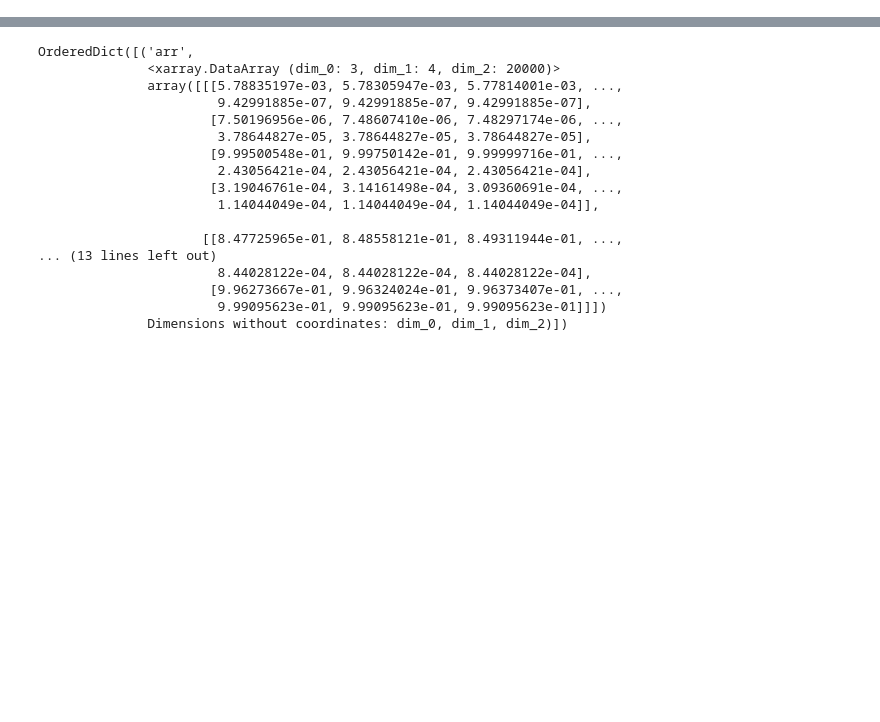
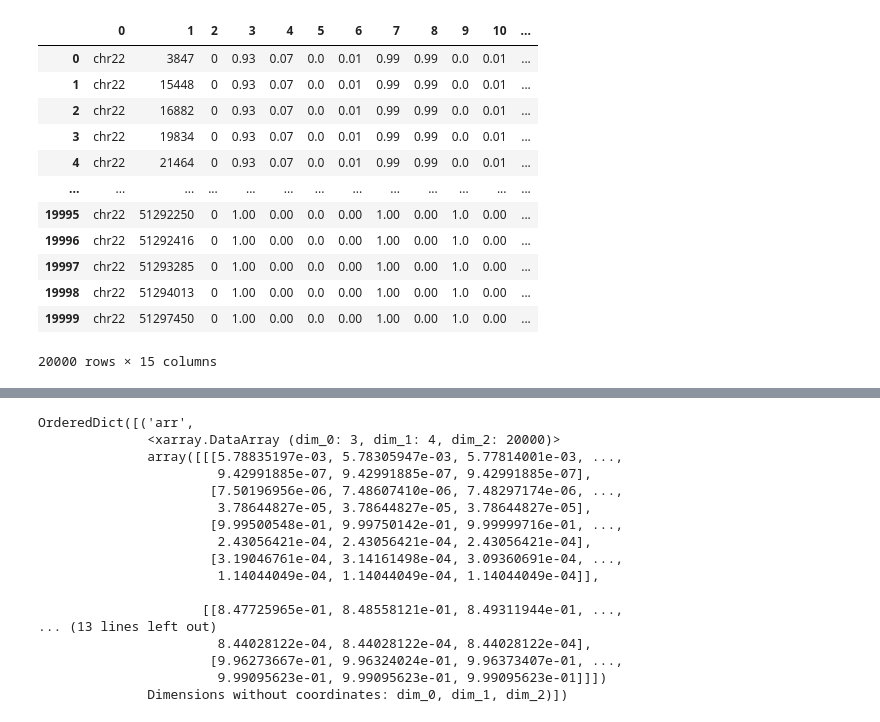
Before and after one commit to rwaples/lai-sim, a Jupyter notebook: workflow/notebooks/scratch.ipynb, the cells around one changed output, grey strips where cells are left out. Saved outputs shown, nothing was run; the diff lists cells and outputs as text; code cells hidden in the pictures; blank space fills up the shorter version.

```diff
--- a/workflow/notebooks/scratch.ipynb
+++ b/workflow/notebooks/scratch.ipynb
@@ -12,0 +72,5 @@ path2 = '/home/kele/Documents/lai/lai-sim/results/MOSAIC/AmericanAdmixture_4B11/
+# %%
+bmixpath = '/home/kele/Documents/lai/lai-sim/results/AmericanAdmixture_4B11/AA_42/short_run/bmix/bmix.anc.vcf.gz'
+!gunzip {bmixpath}
+!bgzip {bmixpath.strip('.gz')}
+!{BCFTOOLS} index {bmixpath}
@@ -12,0 +116,16 @@ path2 = '/home/kele/Documents/lai/lai-sim/results/MOSAIC/AmericanAdmixture_4B11/
+# %%
+pd.read_csv(bmixpath.replace('.vcf.gz', '.csv'), header = None)
+# %% [output]
+|  | 0 | 1 | 2 | 3 | 4 | 5 | 6 | 7 | 8 | 9 | 10 | ... |
+| 0 | chr22 | 3847 | 0 | 0.93 | 0.07 | 0.0 | 0.01 | 0.99 | 0.99 | 0.0 | 0.01 | ... |
+| 1 | chr22 | 15448 | 0 | 0.93 | 0.07 | 0.0 | 0.01 | 0.99 | 0.99 | 0.0 | 0.01 | ... |
+| 2 | chr22 | 16882 | 0 | 0.93 | 0.07 | 0.0 | 0.01 | 0.99 | 0.99 | 0.0 | 0.01 | ... |
+| 3 | chr22 | 19834 | 0 | 0.93 | 0.07 | 0.0 | 0.01 | 0.99 | 0.99 | 0.0 | 0.01 | ... |
+| 4 | chr22 | 21464 | 0 | 0.93 | 0.07 | 0.0 | 0.01 | 0.99 | 0.99 | 0.0 | 0.01 | ... |
+| ... | ... | ... | ... | ... | ... | ... | ... | ... | ... | ... | ... | ... |
+| 19995 | chr22 | 51292250 | 0 | 1.00 | 0.00 | 0.0 | 0.00 | 1.00 | 0.00 | 1.0 | 0.00 | ... |
+| 19996 | chr22 | 51292416 | 0 | 1.00 | 0.00 | 0.0 | 0.00 | 1.00 | 0.00 | 1.0 | 0.00 | ... |
+| 19997 | chr22 | 51293285 | 0 | 1.00 | 0.00 | 0.0 | 0.00 | 1.00 | 0.00 | 1.0 | 0.00 | ... |
+| 19998 | chr22 | 51294013 | 0 | 1.00 | 0.00 | 0.0 | 0.00 | 1.00 | 0.00 | 1.0 | 0.00 | ... |
+| 19999 | chr22 | 51297450 | 0 | 1.00 | 0.00 | 0.0 | 0.00 | 1.00 | 0.00 | 1.0 | 0.00 | ... |
+20000 rows × 15 columns
```
Also changed, not shown: parts of 24 cells of this notebook, 18 other files.
